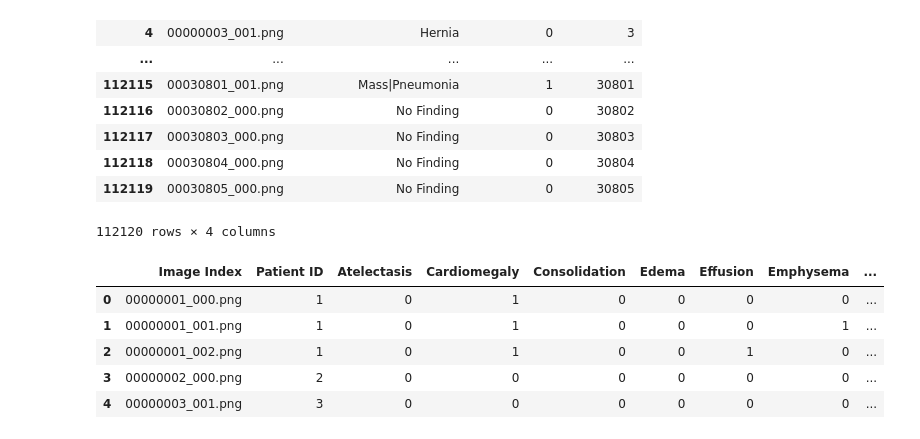
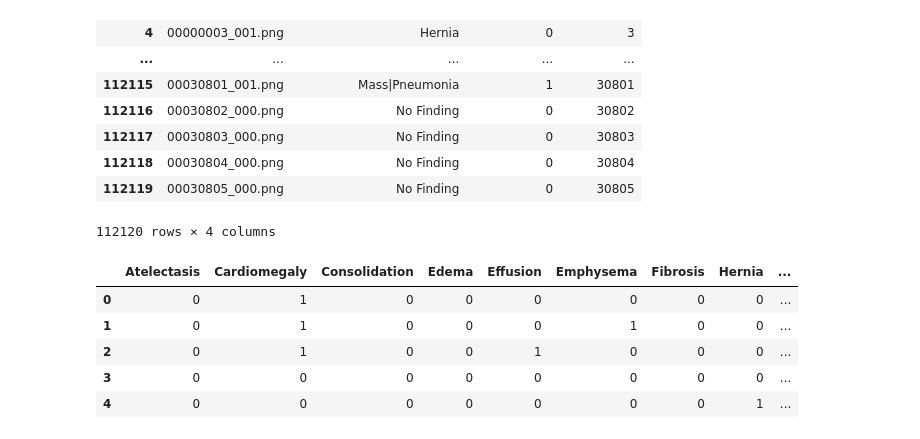
Before and after one commit to osvlandi/AI_for_medicine, a Jupyter notebook: diagnosis/week1-disease-detection/Image_preprocessing_for_AI.ipynb, the cells around one changed output. Cells and saved outputs as stored; diff of their text form; code cells hidden in the pictures.

```diff
--- a/diagnosis/week1-disease-detection/Image_preprocessing_for_AI.ipynb
+++ b/diagnosis/week1-disease-detection/Image_preprocessing_for_AI.ipynb
@@ -228,19 +231,15 @@ train_df
 # %%
 # Replace 'No Finding' with an empty string (optional)
 train_df['Finding Labels'] = train_df['Finding Labels'].replace('No Finding', '')
 
 # Perform one-hot encoding on the 'Finding Labels' column
 findings_encoded = train_df['Finding Labels'].str.get_dummies(sep='|')
 
-# Concatenate the one-hot columns with the original image and patient info
-train_df_one_hot = pd.concat([train_df[['Image Index', 'Patient ID']], findings_encoded], axis=1)
-
-# Display the result
-train_df_one_hot.head()
+findings_encoded.head()
 # %% [output]
-|  | Image Index | Patient ID | Atelectasis | Cardiomegaly | Consolidation | Edema | Effusion | Emphysema | ... |
-| 0 | 00000001_000.png | 1 | 0 | 1 | 0 | 0 | 0 | 0 | ... |
-| 1 | 00000001_001.png | 1 | 0 | 1 | 0 | 0 | 0 | 1 | ... |
-| 2 | 00000001_002.png | 1 | 0 | 1 | 0 | 0 | 1 | 0 | ... |
-| 3 | 00000002_000.png | 2 | 0 | 0 | 0 | 0 | 0 | 0 | ... |
-| 4 | 00000003_001.png | 3 | 0 | 0 | 0 | 0 | 0 | 0 | ... |
+|  | Atelectasis | Cardiomegaly | Consolidation | Edema | Effusion | Emphysema | Fibrosis | Hernia | ... |
+| 0 | 0 | 1 | 0 | 0 | 0 | 0 | 0 | 0 | ... |
+| 1 | 0 | 1 | 0 | 0 | 0 | 1 | 0 | 0 | ... |
+| 2 | 0 | 1 | 0 | 0 | 1 | 0 | 0 | 0 | ... |
+| 3 | 0 | 0 | 0 | 0 | 0 | 0 | 0 | 0 | ... |
+| 4 | 0 | 0 | 0 | 0 | 0 | 0 | 0 | 1 | ... |
```
Also changed, not shown: parts of 19 cells of this notebook.
